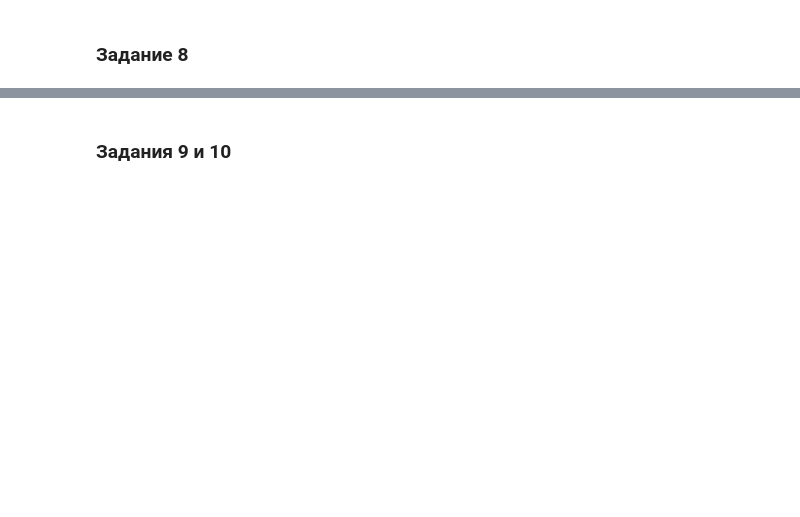
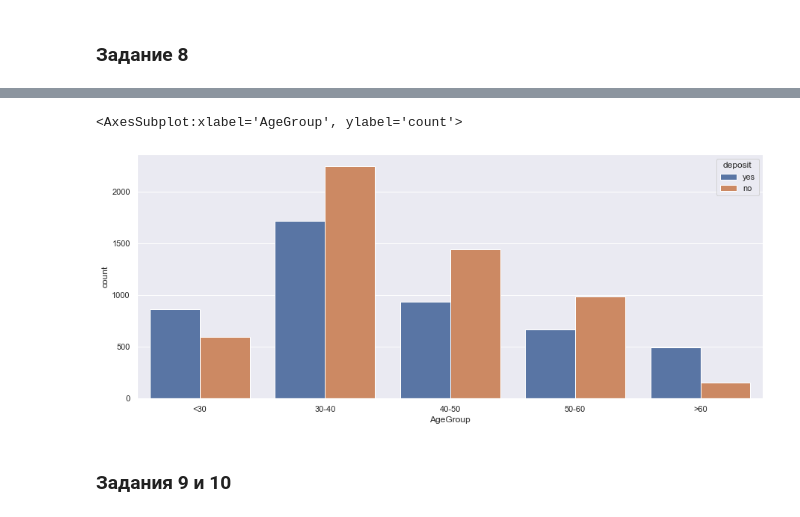
Before and after one commit to sphinxscorp/SF_data_science, a Jupyter notebook: PROJECT-4. Задача классификации/Project_4_ML.ipynb, the cells around one changed output, grey strips where cells are left out. Cells and saved outputs as stored; diff of their text form; code cells hidden in the pictures; blank space fills up the shorter version.

```diff
--- a/PROJECT-4. Задача классификации/Project_4_ML.ipynb
+++ b/PROJECT-4. Задача классификации/Project_4_ML.ipynb
@@ -207,4 +253,6 @@ print(f'Результирующее число записей: {df_cleaned.shap
 # %% [markdown]
 ### Задание 8
 # %%
-# создайте возрастные группы и определите, в каких группах более склонны открывать депозит, чем отказываться от предложения
+bins= [0,30,40,50,60,9999]
+labels = ['<30','30-40','40-50','50-60','>60']
+df['AgeGroup'] = pd.cut(df['age'], bins=bins, labels=labels, right=False)
@@ -211,3 +276,8 @@ print(f'Результирующее число записей: {df_cleaned.shap
+# %%
+sns.countplot(data=df, hue='deposit', x='AgeGroup')
+# %% [output]
+<AxesSubplot:xlabel='AgeGroup', ylabel='count'>
+[figure, added]
 # %% [markdown]
 ### Задания 9 и 10
 # %%
```
Also changed, not shown: parts of 51 cells of this notebook.
